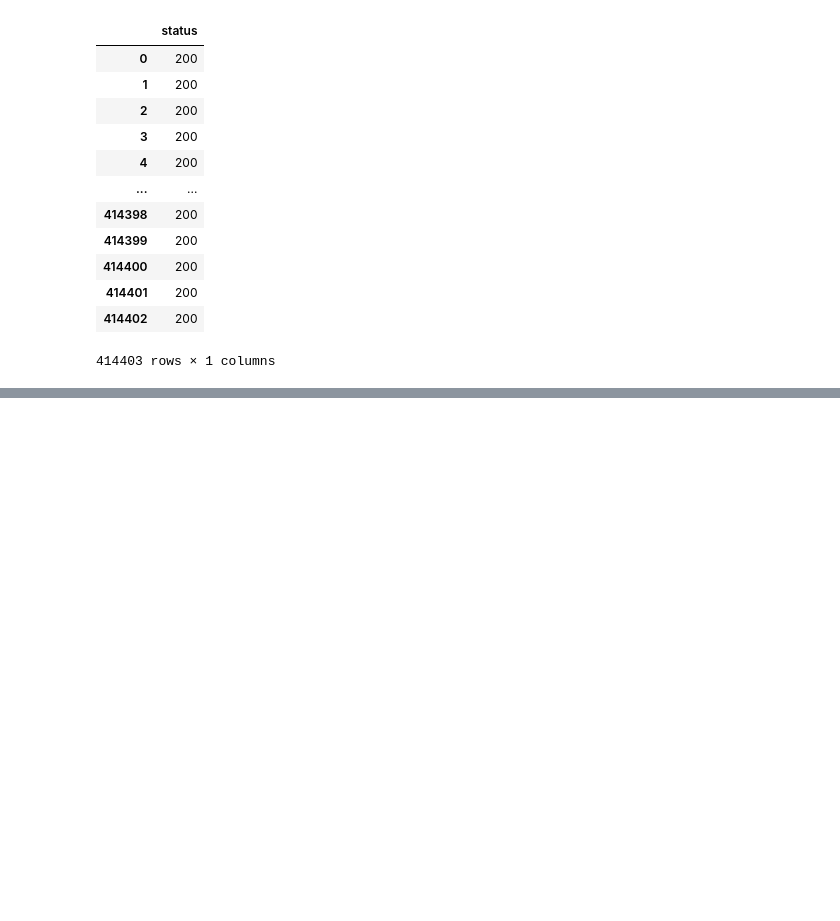
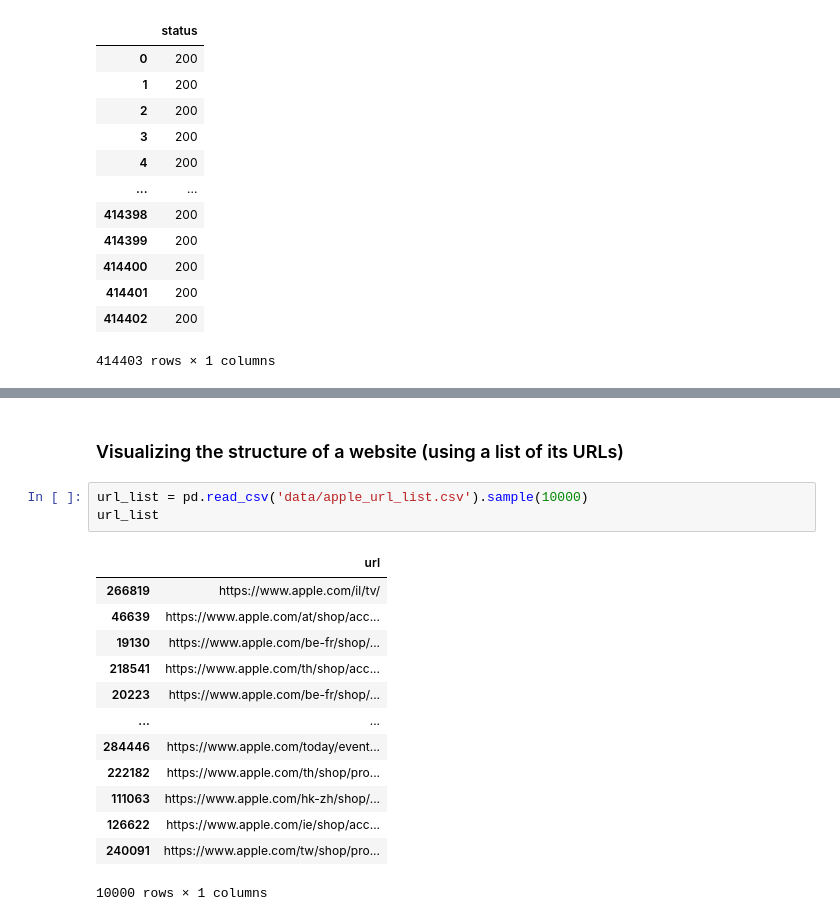
Before and after one commit to eliasdabbas/adviz, a Jupyter notebook: nbs/index.ipynb, the cells around one changed output, grey strips where cells are left out. Cells and saved outputs as stored; diff of their text form; blank space fills up the shorter version.

```diff
--- a/nbs/index.ipynb
+++ b/nbs/index.ipynb
@@ -62,0 +64,19 @@ adviz.status_codes(codes['status'])
+# %% [markdown]
+### Visualizing the structure of a website (using a list of its URLs)
+# %%
+url_list = pd.read_csv('data/apple_url_list.csv').sample(10000)
+url_list
+# %% [output]
+|  | url |
+| 266819 | https://www.apple.com/il/tv/ |
+| 46639 | https://www.apple.com/at/shop/acc... |
+| 19130 | https://www.apple.com/be-fr/shop/... |
+| 218541 | https://www.apple.com/th/shop/acc... |
+| 20223 | https://www.apple.com/be-fr/shop/... |
+| ... | ... |
+| 284446 | https://www.apple.com/today/event... |
+| 222182 | https://www.apple.com/th/shop/pro... |
+| 111063 | https://www.apple.com/hk-zh/shop/... |
+| 126622 | https://www.apple.com/ie/shop/acc... |
+| 240091 | https://www.apple.com/tw/shop/pro... |
+10000 rows × 1 columns
```
Also changed, not shown: parts of 8 cells of this notebook, 6 other files.
